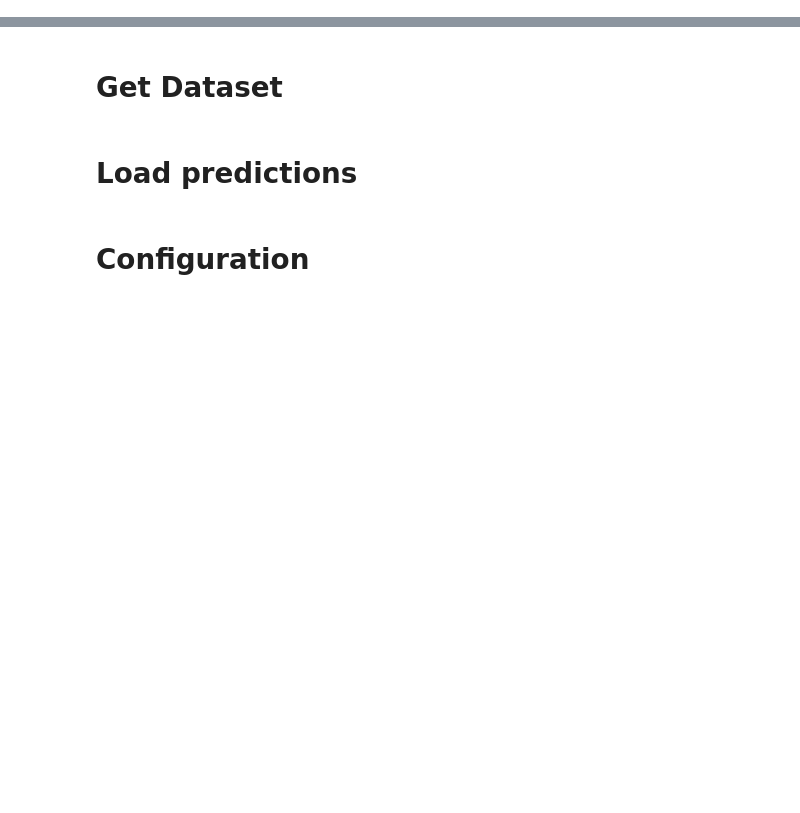
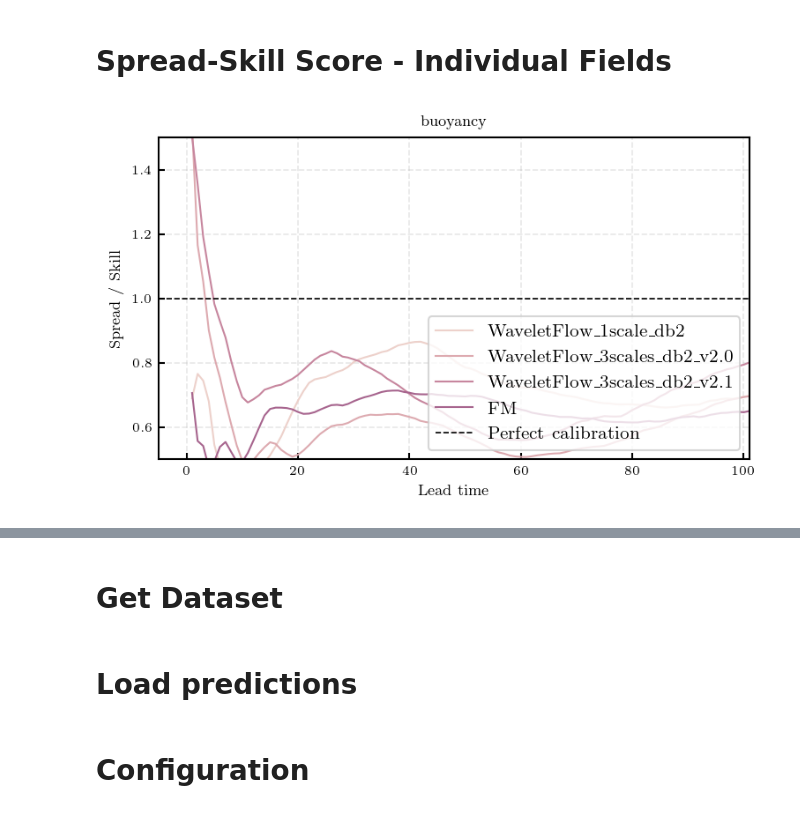
Before and after one commit to gabrieleaccarino/wavelet_flow_matching, a Jupyter notebook: notebooks/rollout_evaluation_rayleigh_benard.ipynb, the cells around one changed output, grey strips where cells are left out. Drawn from its saved outputs; the diff is of its cells as text; code cells hidden in the pictures; blank space fills up the shorter version.

```diff
--- a/notebooks/rollout_evaluation_rayleigh_benard.ipynb
+++ b/notebooks/rollout_evaluation_rayleigh_benard.ipynb
@@ -43,0 +499,48 @@ device = torch.device("mps" if torch.backends.mps.is_available() else "cpu")
+# %% [markdown]
+# Spread-Skill Score - Individual Fields
+# %%
+field = 'buoyancy'
+table = stats_df[stats_df['field'] == field].copy()
+
+# deterministic models have no spread/skill — drop them explicitly
+table = table[table["model_type"] != "deterministic"]
+
+fig, ax = plt.subplots(figsize=(5, 3))
+
+sns.lineplot(
+    table,
+    x="time",
+    y="spread_skill",
+    hue="model",
+    estimator=aggregate,
+    errorbar=None,
+    palette=model_palette,
+    ax=ax,
+)
+
+# reference line: perfect calibration
+ax.axhline(1.0, color="black", linewidth=0.8, linestyle="--", label="Perfect calibration")
+
+ax.get_legend().remove()
+ax.grid(linestyle="--", alpha=0.3)
+ax.set_xlabel("Lead time")
+ax.set_xlim(-5, 101)
+ax.set_ylim(0.5, 1.5)
+ax.set_ylabel("Spread / Skill")
+ax.tick_params(direction="in")
+ax.set_title(f"{field}")
+
+handles, labels = ax.get_legend_handles_labels()
+ax.legend(
+    handles, labels,
+    loc="lower right",
+    fontsize="small",
+    frameon=True,
+    title=None,
+)
+
+fig.tight_layout(pad=0.33)
+#plt.savefig(f"{outdir}/spread_skill_{field}.png", dpi=300, transparent=True)
+plt.show()
+# %% [output]
+[figure, added]
```
Also changed, not shown: parts of 37 cells of this notebook, 8 other files.
